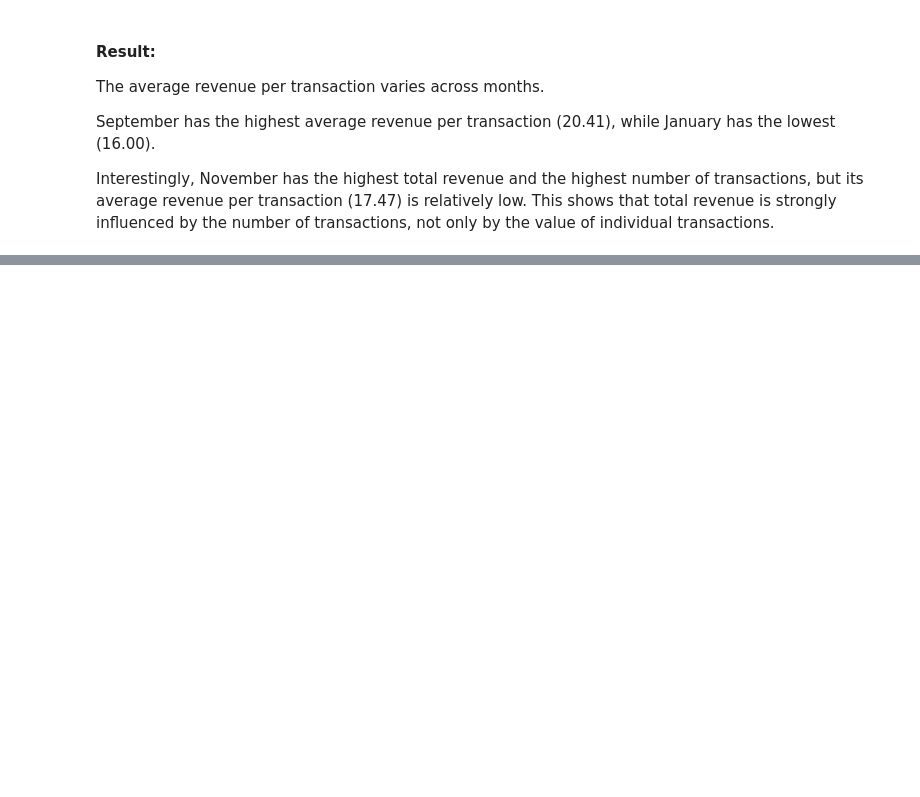
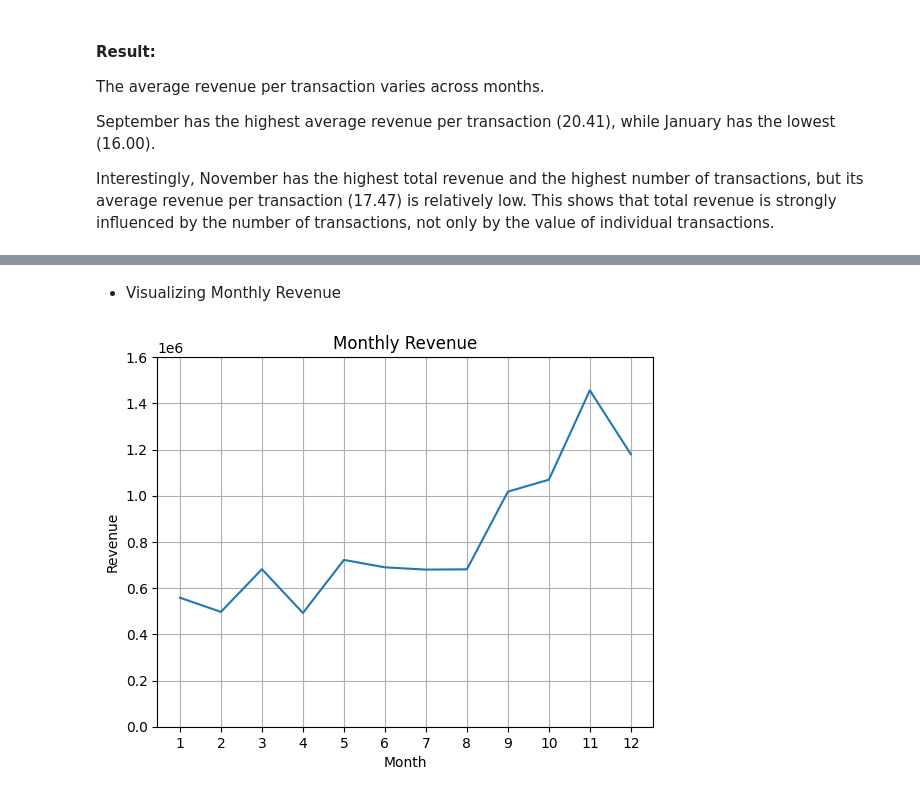
Before and after one commit to aylinshojazade/online-retail-analysis, a Jupyter notebook: analysis.ipynb, the cells around one changed output, grey strips where cells are left out. Saved outputs shown, nothing was run; the diff lists cells and outputs as text; code cells hidden in the pictures; blank space fills up the shorter version.

Commit message:
Adding some visualization

```diff
--- a/analysis.ipynb
+++ b/analysis.ipynb
@@ -565,0 +568,3 @@ Interestingly, November has the highest total revenue and the highest number of
+# %%
+monthly_revenue = df.groupby(df["InvoiceDate"].dt.month)["Revenue"].sum()
+monthly_revenue
@@ -565,0 +586,18 @@ Interestingly, November has the highest total revenue and the highest number of
+# %% [markdown]
+- Visualizing Monthly Revenue
+# %%
+import matplotlib.pyplot as plt
+
+plt.plot(monthly_revenue.index, monthly_revenue.values)
+
+plt.title("Monthly Revenue")
+plt.xlabel("Month")
+plt.ylabel("Revenue")
+
+plt.xticks(range(1, 13))
+plt.yticks(range(0, 1600001, 200000))
+plt.grid(True)
+
+plt.show()
+# %% [output]
+[figure, added]
```
Also changed, not shown: parts of 17 cells of this notebook.
